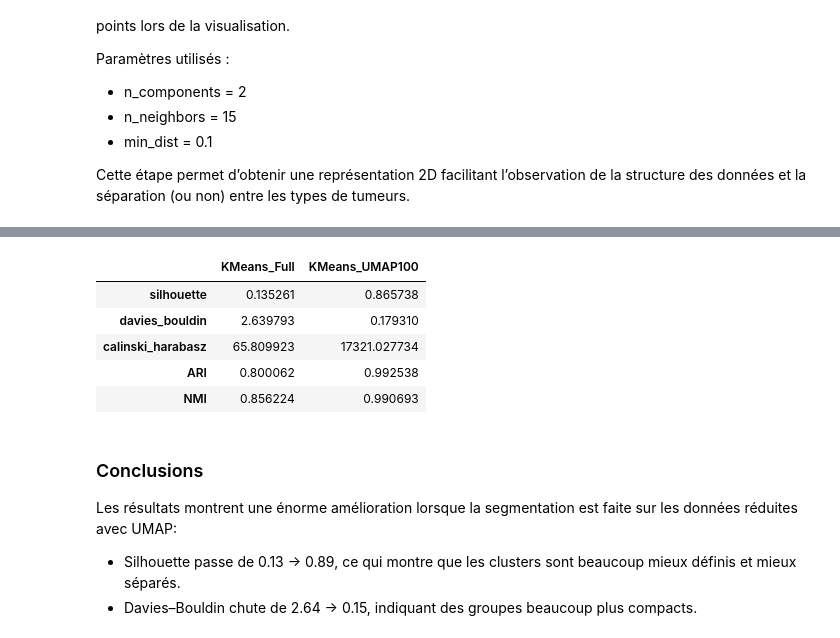
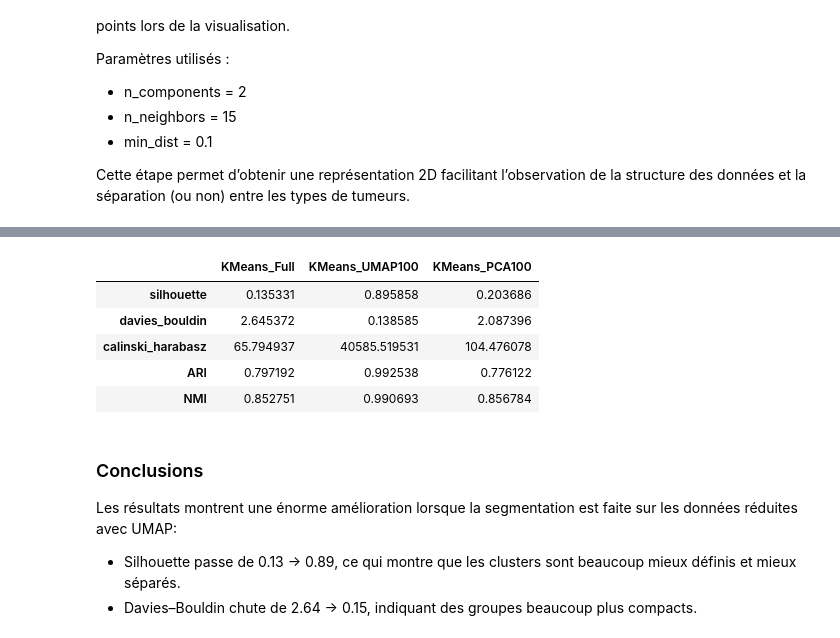
Before and after one commit to AnthonyGlaude/IFT599_TP1, a Jupyter notebook: main.ipynb, the cells around one changed output, grey strips where cells are left out. Drawn from its saved outputs; the diff is of its cells as text; code cells hidden in the pictures.

```diff
--- a/main.ipynb
+++ b/main.ipynb
@@ -101,3 +95,3 @@ import time
 # %%
-# Reduced dataset
-hiseq_X_reduced, umap_model_100 = reduce_dimension_umap(hiseq_X_scaled, n_components=100, n_neighbors=15, min_dist=0.1)
+# Reduced dataset UMAP 100D
+hiseq_X_UMAP_reduced, umap_model_100 = reduce_dimension_umap(hiseq_X_scaled, n_components=100, n_neighbors=15, min_dist=0.1)
@@ -103,0 +100,3 @@ hiseq_X_reduced, umap_model_100 = reduce_dimension_umap(hiseq_X_scaled, n_compon
+# %%
+# Reduced dataset PCA 100D
+hiseq_X_PCA_reduced, pca = reduce_dimension_acp(hiseq_X_scaled, n_components=100)
@@ -104,3 +105,4 @@ hiseq_X_reduced, umap_model_100 = reduce_dimension_umap(hiseq_X_scaled, n_compon
 # %%
 labels_km_full, t_km_full = run_kmeans(hiseq_X_scaled, hiseq_y)
-labels_km_reduced, t_km_umap = run_kmeans(hiseq_X_reduced, hiseq_y)
+labels_km_UMAP_reduced, t_km_umap = run_kmeans(hiseq_X_UMAP_reduced, hiseq_y)
+labels_km_PCA_reduced, t_km_umap = run_kmeans(hiseq_X_PCA_reduced, hiseq_y)
@@ -107,21 +127,23 @@ labels_km_reduced, t_km_umap = run_kmeans(hiseq_X_reduced, hiseq_y)
 # %%
 hiseq_y = hiseq_y.squeeze()
 results_km_full = evaluate_clustering(hiseq_X_scaled, hiseq_y, labels_km_full)
-results_km_reduced = evaluate_clustering(hiseq_X_reduced, hiseq_y, labels_km_reduced)
+results_km_UMAP_reduced = evaluate_clustering(hiseq_X_UMAP_reduced, hiseq_y, labels_km_UMAP_reduced)
+results_km_PCA_reduced = evaluate_clustering(hiseq_X_PCA_reduced, hiseq_y, labels_km_PCA_reduced)
 # %%
 # Merge results in a dataframe
 df_km = pd.DataFrame({
     "KMeans_Full": results_km_full,
-    "KMeans_UMAP100": results_km_reduced
+    "KMeans_UMAP100": results_km_UMAP_reduced,
+    "KMeans_PCA100": results_km_PCA_reduced
 })
 df_km
 # %% [output]
-|  | KMeans_Full | KMeans_UMAP100 |
-| silhouette | 0.135261 | 0.865738 |
-| davies_bouldin | 2.639793 | 0.179310 |
-| calinski_harabasz | 65.809923 | 17321.027734 |
-| ARI | 0.800062 | 0.992538 |
-| NMI | 0.856224 | 0.990693 |
+|  | KMeans_Full | KMeans_UMAP100 | KMeans_PCA100 |
+| silhouette | 0.135331 | 0.895858 | 0.203686 |
+| davies_bouldin | 2.645372 | 0.138585 | 2.087396 |
+| calinski_harabasz | 65.794937 | 40585.519531 | 104.476078 |
+| ARI | 0.797192 | 0.992538 | 0.776122 |
+| NMI | 0.852751 | 0.990693 | 0.856784 |
 # %% [markdown]
 ### Conclusions
 
```
Also changed, not shown: parts of 17 cells of this notebook, 3 other files.
